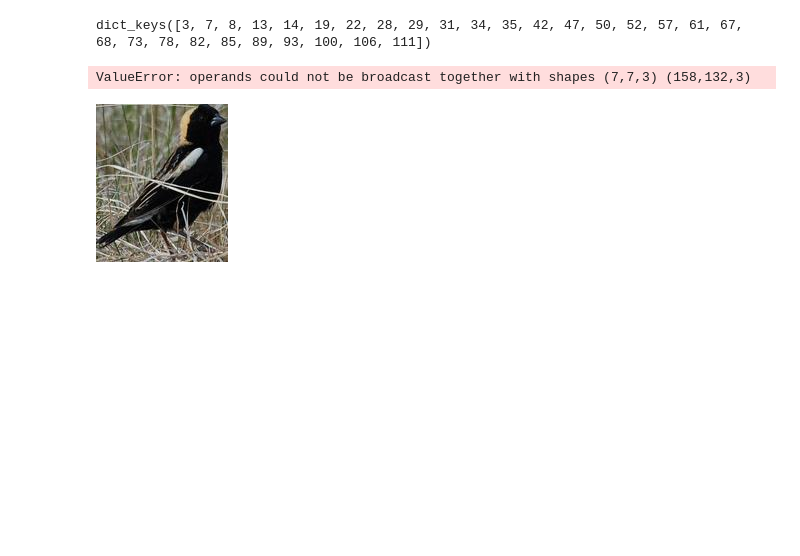
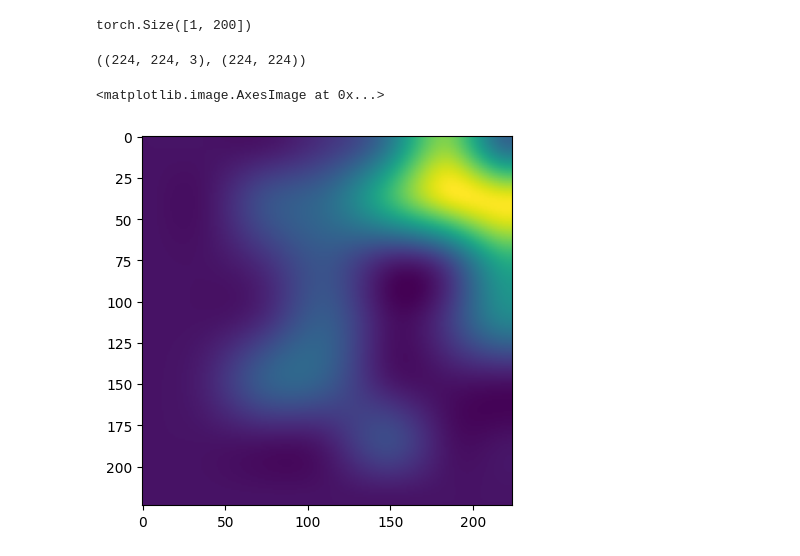
Before and after one commit to zijizhu/Label-free-CBM, a Jupyter notebook: GradCAM.ipynb, the cells around one changed output. Cells and saved outputs as stored; diff of their text form; code cells hidden in the pictures; blank space fills up the shorter version.

```diff
--- a/GradCAM.ipynb
+++ b/GradCAM.ipynb
@@ -94,4 +59,0 @@ final_layer = torch.nn.Linear(113, 200)
-# %%
-proj_layer.weight.data = weight_W_c
-final_layer.weight.data = weight_W_g
-final_layer.weight.bias = weight_b_g
@@ -129,7 +148,3 @@ with MyGradCAM(model=target_model, target_layers=target_layers) as grad_cam:
         targets = [ClassifierOutputTarget(i)]
         attribute_cam = grad_cam(input_tensor=transforms(img).unsqueeze(0), targets=targets)  # shape: (1, 224, 224)
         cams[i] = attribute_cam
-# %%
-cams.keys()
-# %% [output]
-dict_keys([3, 7, 8, 13, 14, 19, 22, 28, 29, 31, 34, 35, 42, 47, 50, 52, 57, 61, 67, 68, 73, 78, 82, 85, 89, 93, 100, 106, 111])
@@ -139,11 +151,21 @@ from pytorch_grad_cam.utils.image import show_cam_on_image
+# %%
+net(transforms(img).unsqueeze(0)).shape
+# %% [output]
+torch.Size([1, 200])
 # %%
-visualization = show_cam_on_image(np.float32(np.array(img) / 255), cams[3], use_rgb=True)
+from scipy import ndimage
+from pytorch_grad_cam.utils.image import show_cam_on_image
+
+visualization = show_cam_on_image(np.float32(np.array(img.resize((224,224))) / 255), ndimage.zoom(cams[3], zoom=(32,32)), use_rgb=True)
-# %% [output]
-ValueError: operands could not be broadcast together with shapes (7,7,3) (158,132,3)
 # %%
-img
+np.float32(np.array(img.resize((224,224))) / 255).shape, ndimage.zoom(cams[3], zoom=(32,32)).shape
 # %% [output]
-[figure, removed]
+((224, 224, 3), (224, 224))
+# %%
+plt.imshow(ndimage.zoom(cams[3], zoom=(32,32)))
+# %% [output]
+<matplotlib.image.AxesImage at 0x...>
+[figure, added]
 # %%
 plt.imshow(cams[3])
 # %% [output]
```
Also changed, not shown: parts of 12 cells of this notebook, 5 other files.
